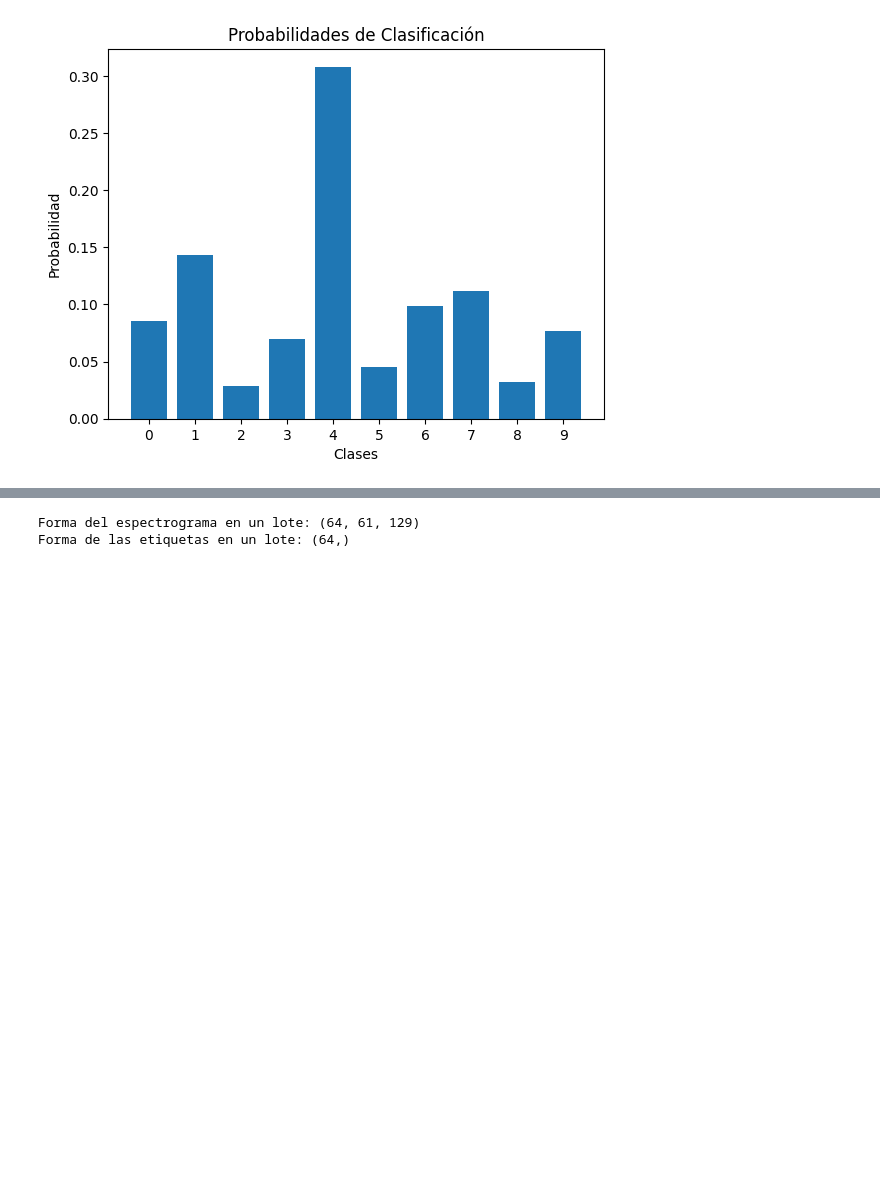
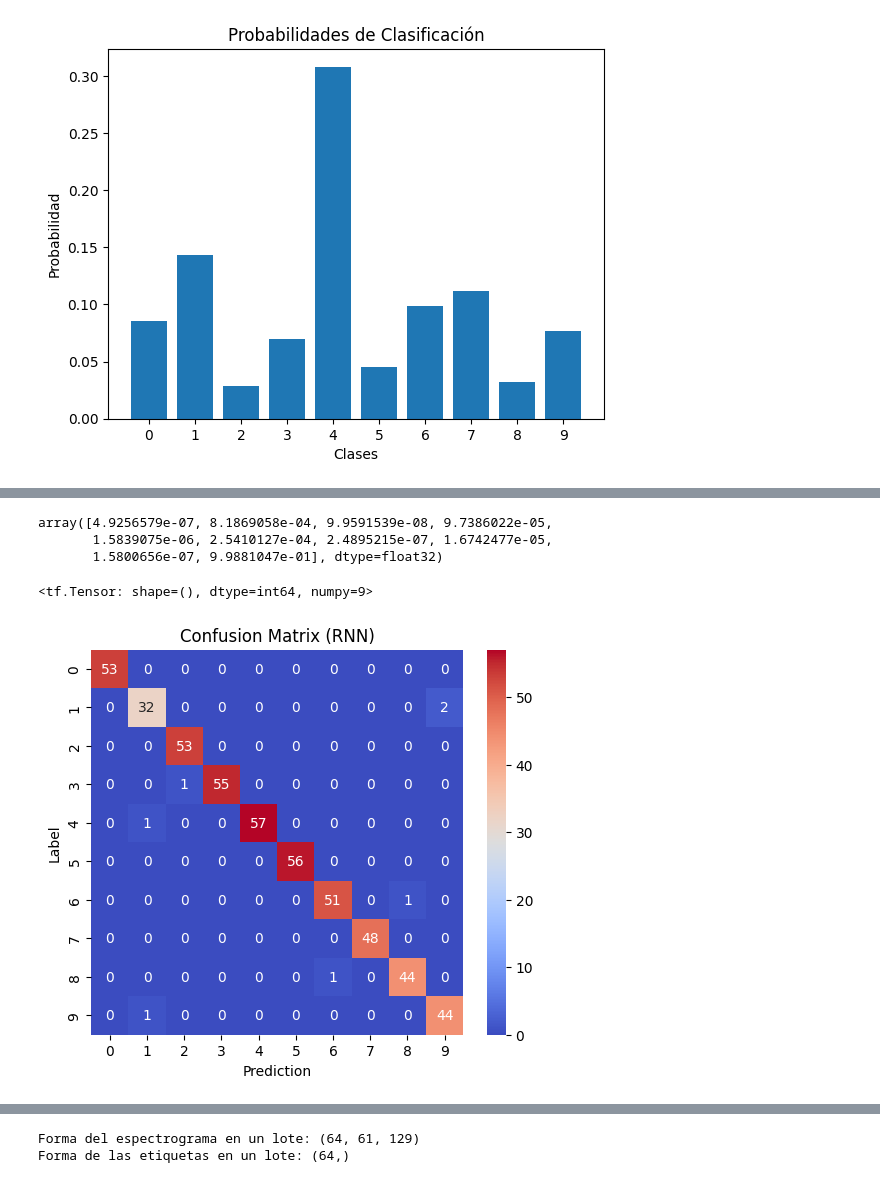
Before and after one commit to MiguelMussi/AAII_TP2, a Jupyter notebook: Problema_1.ipynb, the cells around one changed output, grey strips where cells are left out. Cells and saved outputs as stored; diff of their text form; code cells hidden in the pictures; blank space fills up the shorter version.

```diff
--- a/Problema_1.ipynb
+++ b/Problema_1.ipynb
@@ -733,0 +955,3 @@ plt.show()
+# %%
+# Predicciones en el conjunto de prueba
+y_pred_rnn = model_rnn.predict(val_rnn_spectrogram_ds)
@@ -733,0 +960,30 @@ plt.show()
+# %%
+# Por cada prediccion obtengo los logits (si tuviera la softmax seria una distribucion de probabilidad), el
+# indice del valor mas alto corresponde a la clase predicha.
+y_pred_rnn[10]
+# %% [output]
+array([4.9256579e-07, 8.1869058e-04, 9.9591539e-08, 9.7386022e-05,
+       1.5839075e-06, 2.5410127e-04, 2.4895215e-07, 1.6742477e-05,
+       1.5800656e-07, 9.9881047e-01], dtype=float32)
+# %%
+y_pred_rnn = tf.argmax(y_pred_rnn, axis=1)
+# %%
+y_pred_rnn[10]
+# %% [output]
+<tf.Tensor: shape=(), dtype=int64, numpy=9>
+# %%
+# Obtener las etiquetas verdaderas del conjunto de validación
+y_true_rnn = tf.concat(list(val_spectrogram_ds.map(lambda spec, lab: lab)), axis=0)
+# %%
+confusion_mtx_rnn = tf.math.confusion_matrix(y_true_rnn, y_pred_rnn)
+plt.figure(figsize=(6, 5))
+sns.heatmap(confusion_mtx_rnn,
+            xticklabels=label_names,
+            yticklabels=label_names,
+            annot=True, fmt='g', cmap='coolwarm')
+plt.xlabel('Prediction')
+plt.ylabel('Label')
+plt.title('Confusion Matrix (RNN)')
+plt.show()
+# %% [output]
+[figure, added]
```
Also changed, not shown: parts of 50 cells of this notebook.
